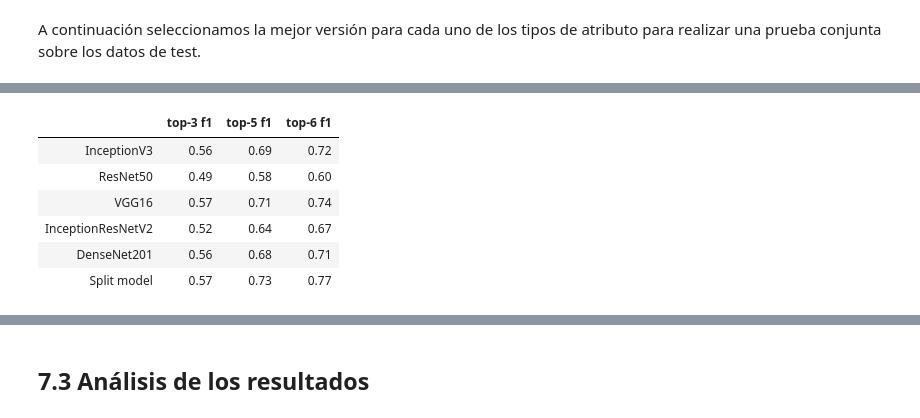
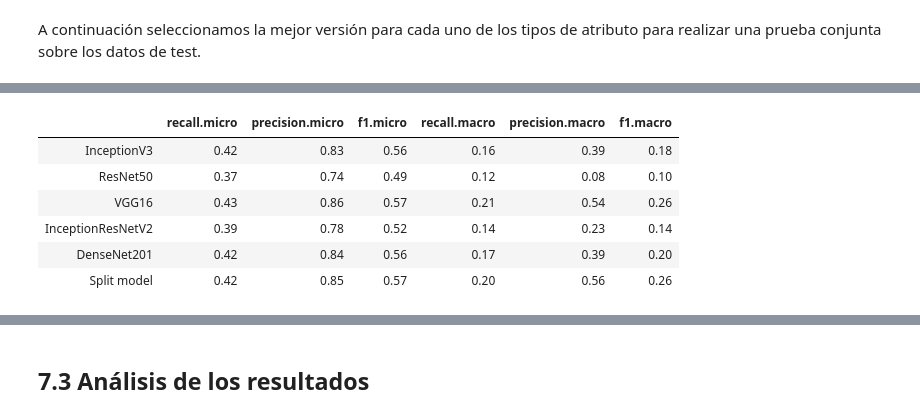
Before and after one commit to akepa/attribute-detection-in-fashon-images, a Jupyter notebook: DeepFashion_VersionReducida.ipynb, the cells around one changed output, grey strips where cells are left out. Drawn from its saved outputs; the diff is of its cells as text; code cells hidden in the pictures.

```diff
--- a/DeepFashion_VersionReducida.ipynb
+++ b/DeepFashion_VersionReducida.ipynb
@@ -1323,9 +1304,7 @@ Found 4000 validated image filenames.
 # %%
-result_list = [(inceptionV3_test_res, 'InceptionV3'),
-               (resnet50_test_res, 'ResNet50'),
-               (vgg16_test_res, 'VGG16'),
-               (inceptionResNetV2_test_res, 'InceptionResNetV2'),
-               (densenet201_test_res, 'DenseNet201'),
-               (res_split_models, 'Split model')]
-dfs = format_results(result_list)
-dfs['recall']
+result_list = [(inceptionV3_test_res[1], 'InceptionV3'),
+               (resnet50_test_res[1], 'ResNet50'),
+               (vgg16_test_res[1], 'VGG16'),
+               (inceptionResNetV2_test_res[1], 'InceptionResNetV2'),
+               (densenet201_test_res[1], 'DenseNet201'),
+               (res_split_models[1], 'Split model')]
@@ -1350,10 +1311,10 @@ dfs['precision']
-# %%
-dfs['f1']
-# %% [output]
-|  | top-3 f1 | top-5 f1 | top-6 f1 |
-| InceptionV3 | 0.56 | 0.69 | 0.72 |
-| ResNet50 | 0.49 | 0.58 | 0.60 |
-| VGG16 | 0.57 | 0.71 | 0.74 |
-| InceptionResNetV2 | 0.52 | 0.64 | 0.67 |
-| DenseNet201 | 0.56 | 0.68 | 0.71 |
-| Split model | 0.57 | 0.73 | 0.77 |
+# %%
+build_result_df(result_list, k=3)
+# %% [output]
+|  | recall.micro | precision.micro | f1.micro | recall.macro | precision.macro | f1.macro |
+| InceptionV3 | 0.42 | 0.83 | 0.56 | 0.16 | 0.39 | 0.18 |
+| ResNet50 | 0.37 | 0.74 | 0.49 | 0.12 | 0.08 | 0.10 |
+| VGG16 | 0.43 | 0.86 | 0.57 | 0.21 | 0.54 | 0.26 |
+| InceptionResNetV2 | 0.39 | 0.78 | 0.52 | 0.14 | 0.23 | 0.14 |
+| DenseNet201 | 0.42 | 0.84 | 0.56 | 0.17 | 0.39 | 0.20 |
+| Split model | 0.42 | 0.85 | 0.57 | 0.20 | 0.56 | 0.26 |
```
Also changed, not shown: parts of 24 cells of this notebook, 2 other files.
